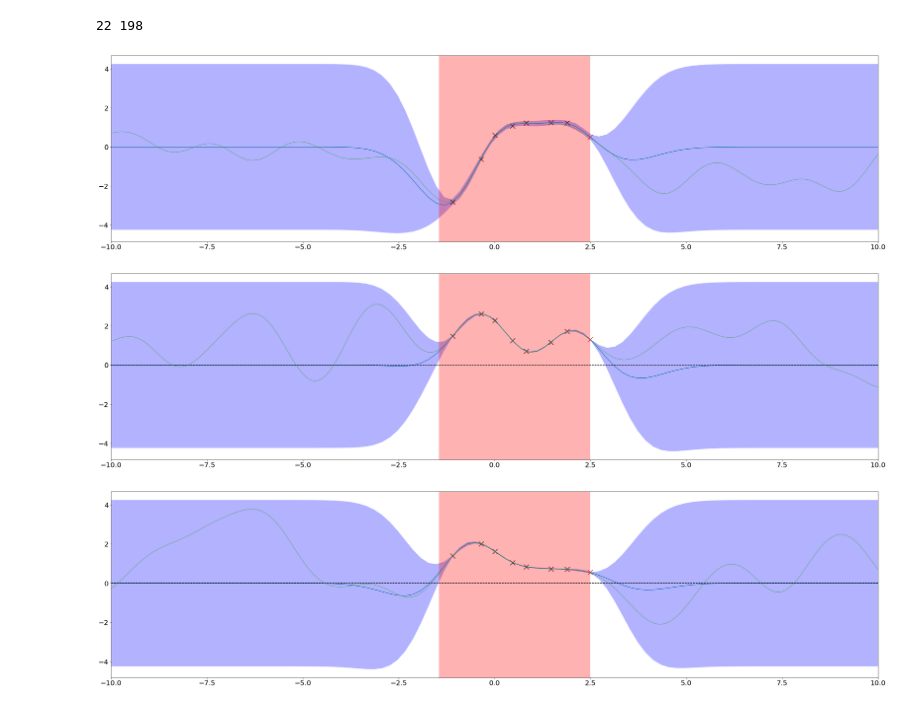
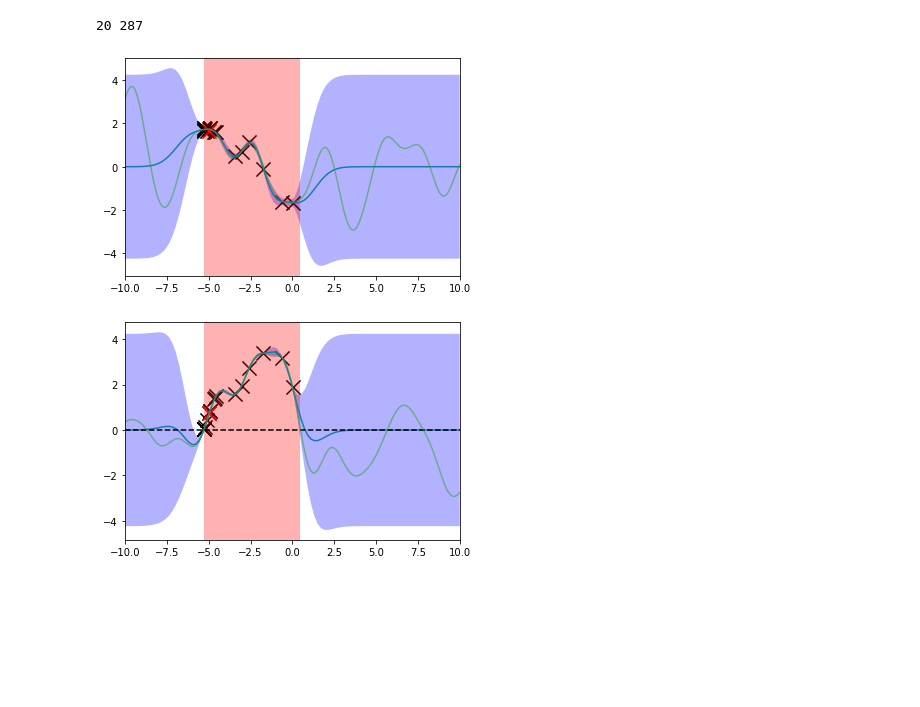
Before and after one commit to Kukanani/StageOpt, a Jupyter notebook: stage.ipynb, the cells around one changed output. Cells and saved outputs as stored; diff of their text form; code cells hidden in the pictures; blank space fills up the shorter version.

```diff
--- a/stage.ipynb
+++ b/stage.ipynb
@@ -78,10 +80,10 @@ y0 = fun(x0)
 
 gp_stage = GPy.models.GPRegression(x0, y0[:, 0, None], kernel, noise_var=noise_var[0])
 gp2_stage = GPy.models.GPRegression(x0, y0[:, 1, None], kernel1, noise_var=noise_var[1])
-gp3_stage = GPy.models.GPRegression(x0, y0[:, 2, None], kernel2, noise_var=noise_var[2])
+# gp3_stage = GPy.models.GPRegression(x0, y0[:, 2, None], kernel2, noise_var=noise_var[2])
 
 # The optimization routine
-opt_stage = stage_opt.StageOpt([gp_stage, gp2_stage, gp3_stage],index_0, parameter_set, [-np.inf, 0., 0.], lipschitz=0.1, threshold=0.1)
+opt_stage = stage_opt.StageOpt([gp_stage, gp2_stage],index_0, parameter_set, [-np.inf, 0.], lipschitz=0.1, threshold=0.1)
 
 def plot_stage(saferegion = None):
     # Plot the GP
@@ -109,7 +107,7 @@ while opt_stage.t < 20:
     # Add this to the GP model
     opt_stage.add_new_data_point(x_next, y_meas)
     # print(x_next,y_meas,np.sum(opt.G),opt.bound)
-    if (y_meas[0][1] < 0) or (y_meas[0][2] < 0):
+    if (y_meas[0][1] < 0):
         print('error')
         break
 
@@ -141,7 +136,7 @@ while opt_stage.t < 25:
     # Add this to the GP model
     opt_stage.add_new_data_point(x_next, y_meas)
     # print(x_next,y_meas,np.sum(opt.G),opt.bound)
-    if (y_meas[0][1] < 0) or (y_meas[0][2] < 0):
+    if (y_meas[0][1] < 0):
         print('error')
         break
 
@@ -160,11 +151,11 @@ plot_stage(opt_stage.bound)
 
 gp = GPy.models.GPRegression(x0, y0[:, 0, None], kernel, noise_var=noise_var[0])
 gp2 = GPy.models.GPRegression(x0, y0[:, 1, None], kernel1, noise_var=noise_var[1])
-gp3 = GPy.models.GPRegression(x0, y0[:, 2, None], kernel2, noise_var=noise_var[2])
+# gp3 = GPy.models.GPRegression(x0, y0[:, 2, None], kernel2, noise_var=noise_var[2])
 
 # The optimization routine
 # opt = safeopt.SafeOptSwarm([gp, gp2], [-np.inf, 0.], bounds=bounds, threshold=0.2)
-opt = safeopt.SafeOpt([gp, gp2, gp3], parameter_set, [-np.inf, 0., 0.], lipschitz=0.1, threshold=1)
+opt = safeopt.SafeOpt([gp, gp2], parameter_set, [-np.inf, 0.], lipschitz=0.1, threshold=1)
 
 
 def plot(a = 0,b = 0):
@@ -187,31 +177,30 @@ plot()
 # %%
 while opt.t < 20:
     # Obtain next query point
     x_next = opt.optimize()
     # Get a measurement from the real system
     y_meas = fun(x_next)
     # Add this to the GP model
     opt.add_new_data_point(x_next, y_meas)
-    if (y_meas[0][1] < 0) or (y_meas[0][2] < 0):
+    if (y_meas[0][1] < 0):
         print('error')
         break
 
 # print(np.min(opt.inputs(opt.S)), np.max(opt.inputs(opt.S)))
 a = len(opt.S)
 b = 0
 for i in range(len(opt.S) - 1):
     if opt.S[i] and a > i:
         a = i
     if opt.S[i] and b < i:
         b = i;
 
 print(opt.t,np.sum(opt.S))
 plot(opt_stage.inputs[a][0], opt_stage.inputs[b][0])
 # %% [output]
-22 198
+20 287
-[figure, old version]
+[figure, new version]
-[figure, old version]
+[figure, new version]
-[figure, removed]
 # %%
 while opt.t < 25:
     # Obtain next query point
```
Also changed, not shown: parts of 8 cells of this notebook, 14 other files.
